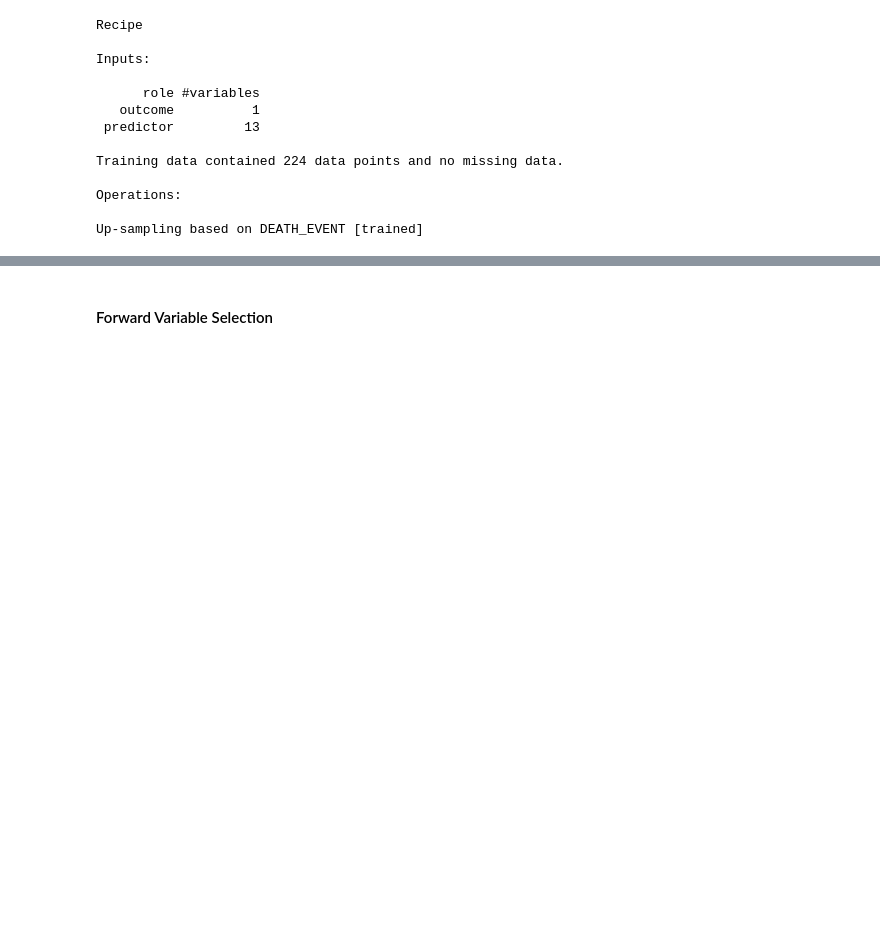
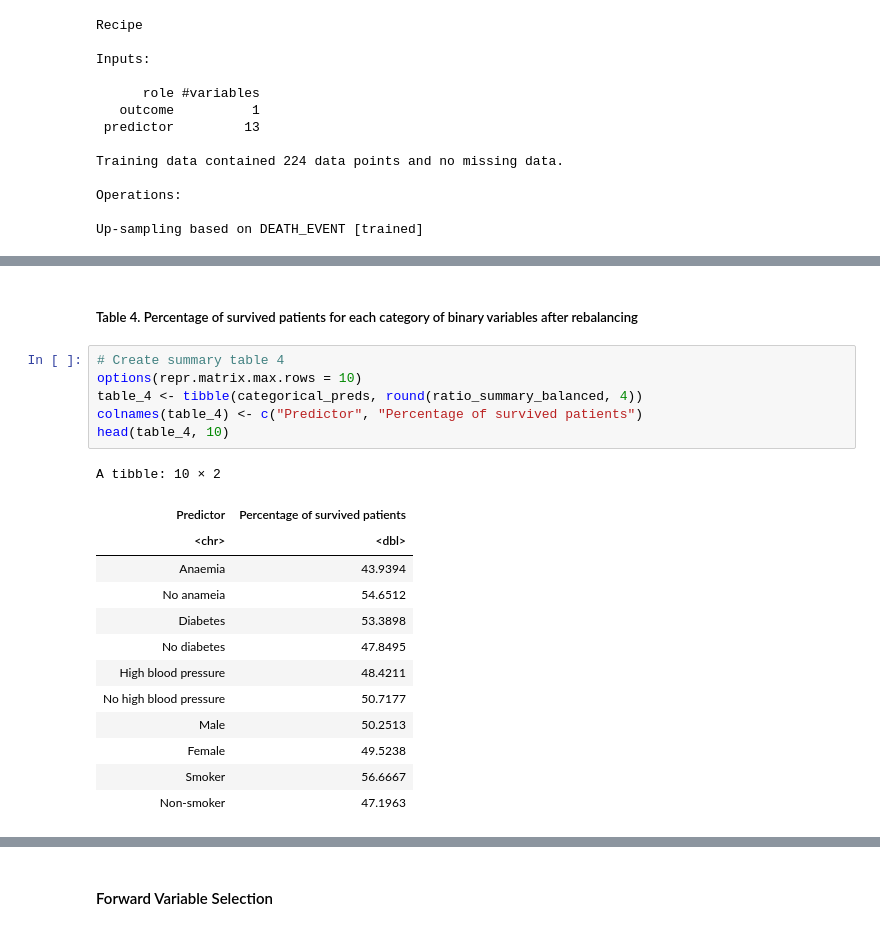
Before and after one commit to ShiyuDeng-Simon/group_project, a Jupyter notebook: Proposal.ipynb, the cells around one changed output, grey strips where cells are left out. Cells and saved outputs as stored; diff of their text form; blank space fills up the shorter version.

```diff
--- a/Proposal.ipynb
+++ b/Proposal.ipynb
@@ -463,3 +513,25 @@ A tibble: 304 × 14
+# %% [markdown]
+##### Table 4. Percentage of survived patients for each category of binary variables after rebalancing
+# %%
+# Create summary table 4
+options(repr.matrix.max.rows = 10)
+table_4 <- tibble(categorical_preds, round(ratio_summary_balanced, 4))
+colnames(table_4) <- c("Predictor", "Percentage of survived patients")
+head(table_4, 10)
+# %% [output]
+A tibble: 10 × 2
+| Predictor | Percentage of survived patients |
+| <chr> | <dbl> |
+| Anaemia | 43.9394 |
+| No anameia | 54.6512 |
+| Diabetes | 53.3898 |
+| No diabetes | 47.8495 |
+| High blood pressure | 48.4211 |
+| No high blood pressure | 50.7177 |
+| Male | 50.2513 |
+| Female | 49.5238 |
+| Smoker | 56.6667 |
+| Non-smoker | 47.1963 |
 # %%
 # Plots
 options(repr.plot.height = 5, repr.plot.width = 8)
```
Also changed, not shown: parts of 15 cells of this notebook.
